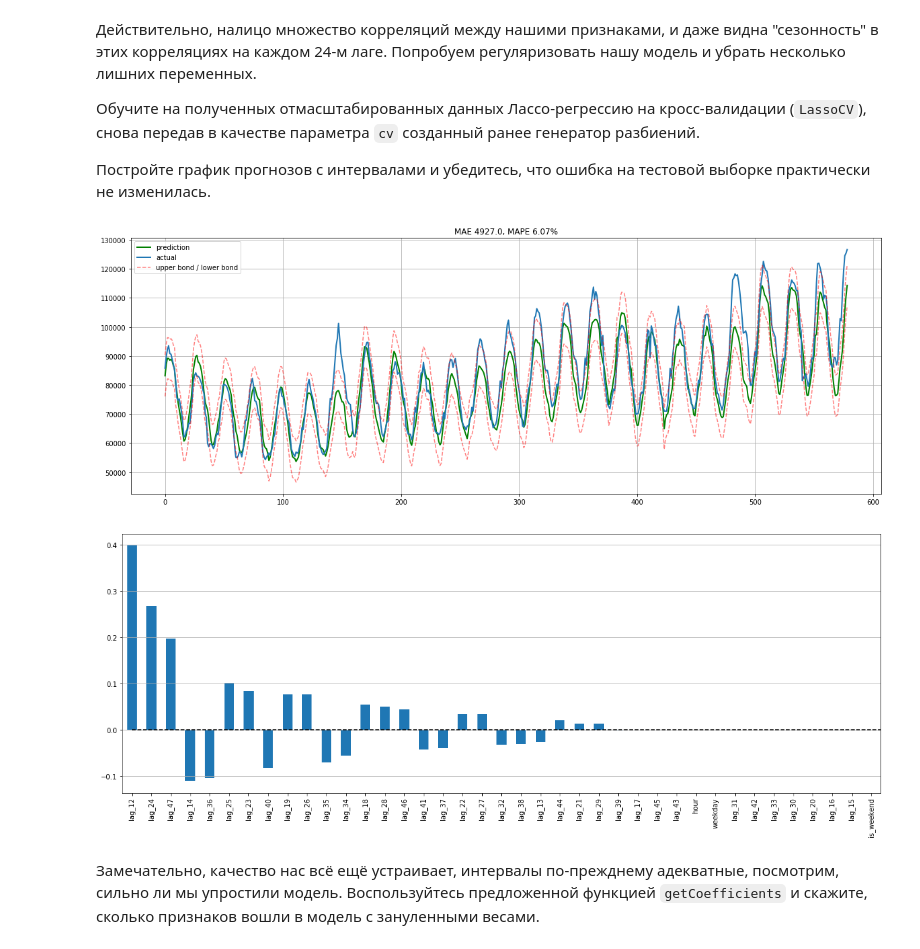
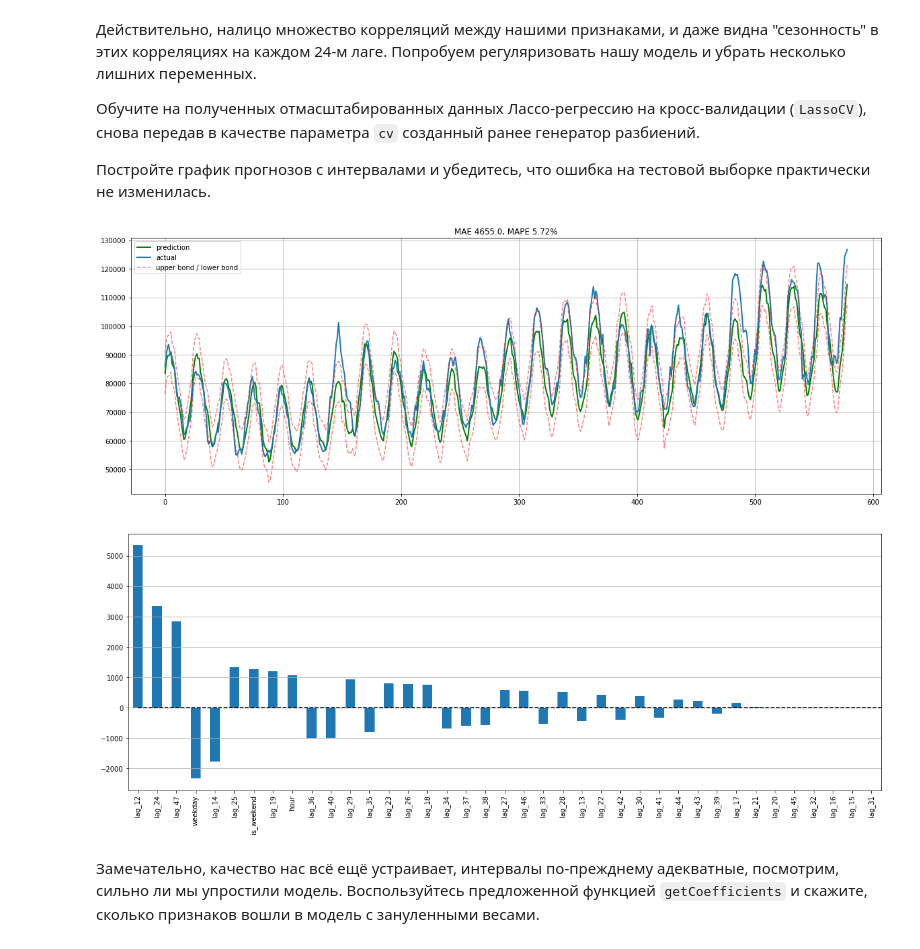
Before and after one commit to maxsaprykin/MLClass, a Jupyter notebook: hw9/hw9_session3_time_series.ipynb, the cells around one changed output. Saved outputs shown, nothing was run; the diff lists cells and outputs as text; code cells hidden in the pictures.

```diff
--- a/hw9/hw9_session3_time_series.ipynb
+++ b/hw9/hw9_session3_time_series.ipynb
@@ -134,6 +136,11 @@ def prepareData(data, lag_start=5, lag_end=14, test_size=0.15, target_encoding=F
 # %%
 # Ваш код здесь
 X_train, X_test, y_train, y_test = prepareData(df, lag_start=12, lag_end=48, test_size=0.3)
+# %%
+scaler = StandardScaler()
+scaler.fit(X_train)
+X_train_scaled = scaler.transform(X_train)
+X_test_scaled = scaler.transform(X_test)
 # %% [markdown]
 Теперь обучите простую линейную регрессию на полученных данных:
 # %%
@@ -196,8 +203,8 @@ def plotModelResults(model, X_train, X_test, plot_intervals=False):
         # Ваш код здесь
         cv = TimeSeriesSplit(n_splits=5)
 
-        mae = cross_val_score(model, X_train, y_train, cv=tscv, scoring='neg_mean_absolute_error').mean()*(-1)
-        deviation = np.sqrt(cross_val_score(model, X_train, y_train, cv=tscv, scoring='neg_mean_absolute_error').var())
+        mae = cross_val_score(model, X_train, y_train, cv=cv, scoring='neg_mean_absolute_error').mean()*(-1)
+        deviation = np.sqrt(cross_val_score(model, X_train, y_train, cv=cv, scoring='neg_mean_absolute_error').var())
 
         scale = 1.96
         lower = prediction - mae - scale * deviation
@@ -279,12 +286,12 @@ sns.heatmap(X_train.corr())
 # %%
 # Ваш код здесь
 lasso = LassoCV(cv=tscv)
-lasso.fit(X_train, y_train)
-plotModelResults(lasso, X_train, X_test, plot_intervals=True)
+lasso.fit(X_train_scaled, y_train)
+plotModelResults(lasso, X_train_scaled, X_test_scaled, plot_intervals=True)
 plotCoefficients(lasso)
 # %% [output]
-[figure, old version]
+[figure, new version]
-[figure, old version]
+[figure, new version]
 # %% [markdown]
 Замечательно, качество нас всё ещё устраивает, интервалы по-прежднему адекватные, посмотрим, сильно ли мы упростили модель. Воспользуйтесь предложенной функцией `getCoefficients` и скажите, сколько признаков вошли в модель с зануленными весами.
 # %%
```
Also changed, not shown: parts of 14 cells of this notebook, 1 other file.
